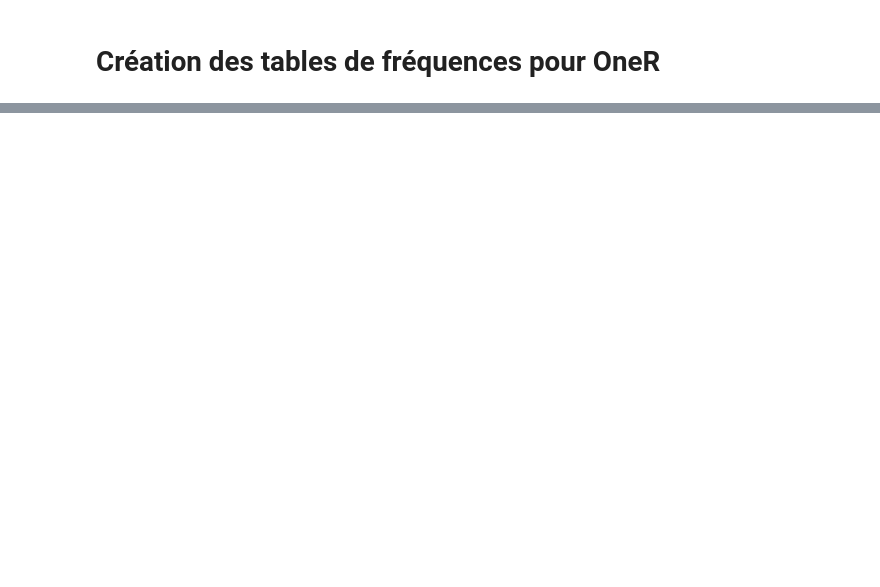
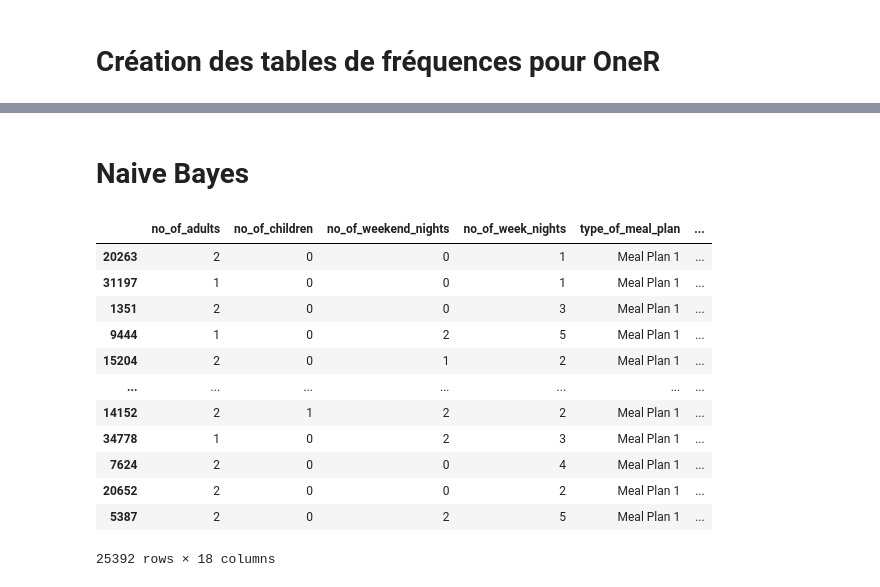
Before and after one commit to nmention/Hotel_reservations, a Jupyter notebook: dataset.ipynb, the cells around one changed output, grey strips where cells are left out. Saved outputs shown, nothing was run; the diff lists cells and outputs as text; code cells hidden in the pictures; blank space fills up the shorter version.

```diff
--- a/dataset.ipynb
+++ b/dataset.ipynb
@@ -335,0 +303,2 @@ freq_table
+# %% [markdown]
+# Naive Bayes
@@ -335,0 +314,16 @@ freq_table
+# %%
+x_train
+# %% [output]
+|  | no_of_adults | no_of_children | no_of_weekend_nights | no_of_week_nights | type_of_meal_plan | ... |
+| 20263 | 2 | 0 | 0 | 1 | Meal Plan 1 | ... |
+| 31197 | 1 | 0 | 0 | 1 | Meal Plan 1 | ... |
+| 1351 | 2 | 0 | 0 | 3 | Meal Plan 1 | ... |
+| 9444 | 1 | 0 | 2 | 5 | Meal Plan 1 | ... |
+| 15204 | 2 | 0 | 1 | 2 | Meal Plan 1 | ... |
+| ... | ... | ... | ... | ... | ... | ... |
+| 14152 | 2 | 1 | 2 | 2 | Meal Plan 1 | ... |
+| 34778 | 1 | 0 | 2 | 3 | Meal Plan 1 | ... |
+| 7624 | 2 | 0 | 0 | 4 | Meal Plan 1 | ... |
+| 20652 | 2 | 0 | 0 | 2 | Meal Plan 1 | ... |
+| 5387 | 2 | 0 | 2 | 5 | Meal Plan 1 | ... |
+25392 rows × 18 columns
```
Also changed, not shown: parts of 17 cells of this notebook.
